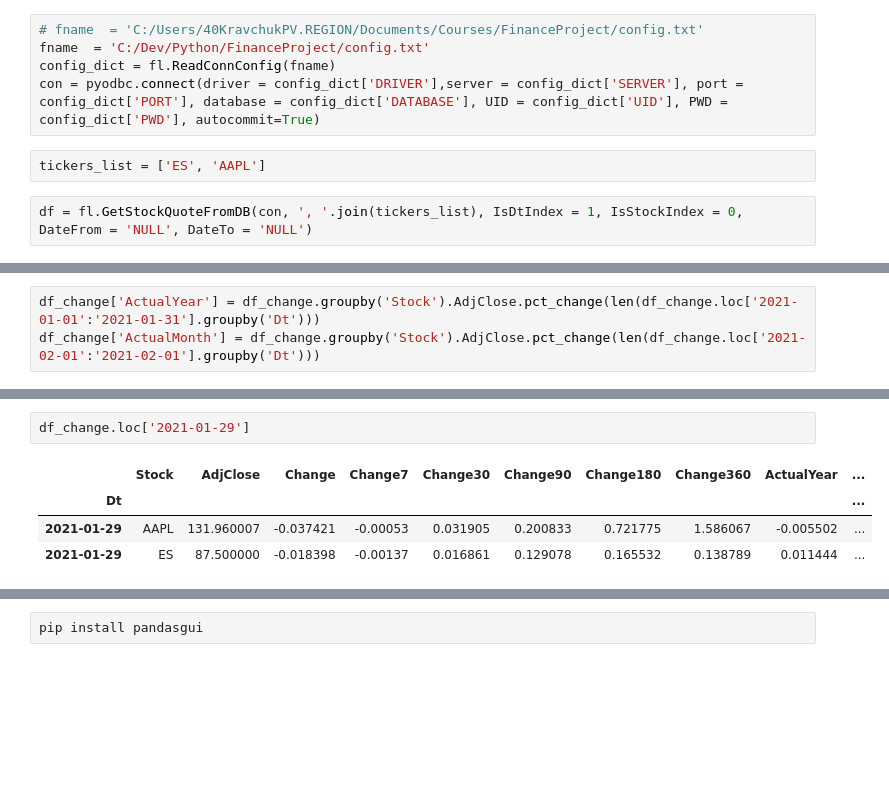
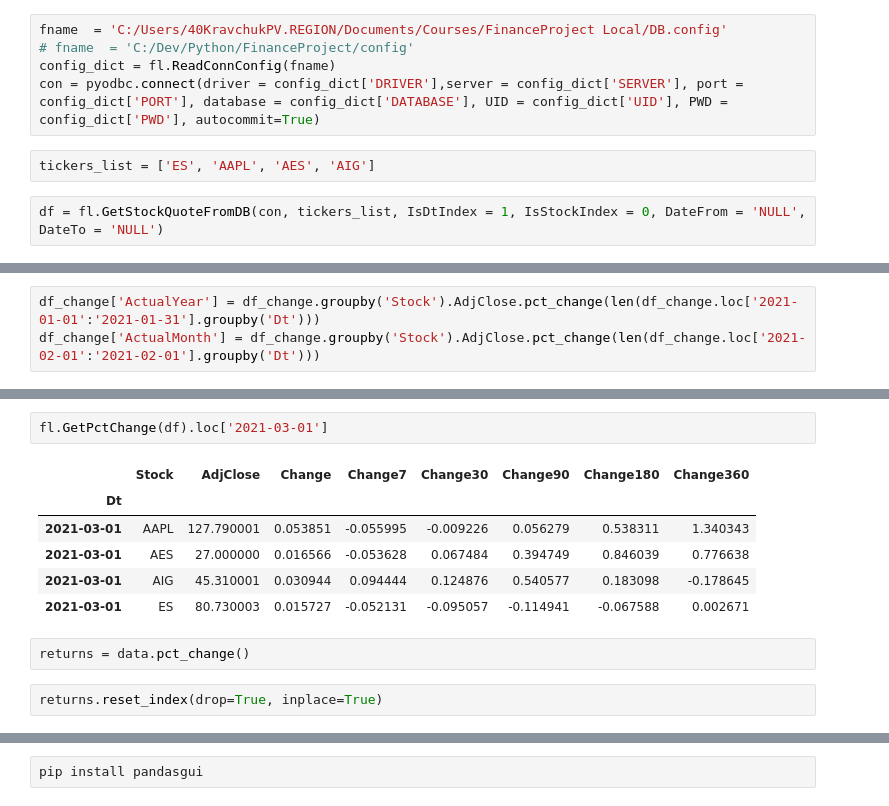
Before and after one commit to kravchukpetr/FinanceProject, a Jupyter notebook: Get Percent Change.ipynb, the cells around one changed output, grey strips where cells are left out. Saved outputs shown, nothing was run; the diff lists cells and outputs as text; blank space fills up the shorter version.

```diff
--- a/Get Percent Change.ipynb
+++ b/Get Percent Change.ipynb
@@ -30,12 +21,12 @@ import FinanceLib as fl
 # %%
-# fname  = 'C:/Users/40KravchukPV.REGION/Documents/Courses/FinanceProject/config.txt'
-fname  = 'C:/Dev/Python/FinanceProject/config.txt'
+fname  = 'C:/Users/40KravchukPV.REGION/Documents/Courses/FinanceProject Local/DB.config'
+# fname  = 'C:/Dev/Python/FinanceProject/config'
 config_dict = fl.ReadConnConfig(fname)
 con = pyodbc.connect(driver = config_dict['DRIVER'],server = config_dict['SERVER'], port = config_dict['PORT'], database = config_dict['DATABASE'], UID = config_dict['UID'], PWD = config_dict['PWD'], autocommit=True)
 # %%
-tickers_list = ['ES', 'AAPL']
+tickers_list = ['ES', 'AAPL', 'AES', 'AIG']
 # %%
-df = fl.GetStockQuoteFromDB(con, ', '.join(tickers_list), IsDtIndex = 1, IsStockIndex = 0, DateFrom = 'NULL', DateTo = 'NULL')
+df = fl.GetStockQuoteFromDB(con, tickers_list, IsDtIndex = 1, IsStockIndex = 0, DateFrom = 'NULL', DateTo = 'NULL')
 # %%
 df.head()
 # %% [output]
@@ -133,7 +212,13 @@ df_change['ActualMonth'] = df_change.groupby('Stock').AdjClose.pct_change(len(df
 # %%
-df_change.loc['2021-01-29']
+fl.GetPctChange(df).loc['2021-03-01']
 # %% [output]
-|  | Stock | AdjClose | Change | Change7 | Change30 | Change90 | Change180 | Change360 | ActualYear | ... |
-| Dt |  |  |  |  |  |  |  |  |  | ... |
-| 2021-01-29 | AAPL | 131.960007 | -0.037421 | -0.00053 | 0.031905 | 0.200833 | 0.721775 | 1.586067 | -0.005502 | ... |
-| 2021-01-29 | ES | 87.500000 | -0.018398 | -0.00137 | 0.016861 | 0.129078 | 0.165532 | 0.138789 | 0.011444 | ... |
+|  | Stock | AdjClose | Change | Change7 | Change30 | Change90 | Change180 | Change360 |
+| Dt |  |  |  |  |  |  |  |  |
+| 2021-03-01 | AAPL | 127.790001 | 0.053851 | -0.055995 | -0.009226 | 0.056279 | 0.538311 | 1.340343 |
+| 2021-03-01 | AES | 27.000000 | 0.016566 | -0.053628 | 0.067484 | 0.394749 | 0.846039 | 0.776638 |
+| 2021-03-01 | AIG | 45.310001 | 0.030944 | 0.094444 | 0.124876 | 0.540577 | 0.183098 | -0.178645 |
+| 2021-03-01 | ES | 80.730003 | 0.015727 | -0.052131 | -0.095057 | -0.114941 | -0.067588 | 0.002671 |
+# %%
+returns = data.pct_change()
+# %%
+returns.reset_index(drop=True, inplace=True)
```
Also changed, not shown: parts of 19 cells of this notebook, 1 other file.
